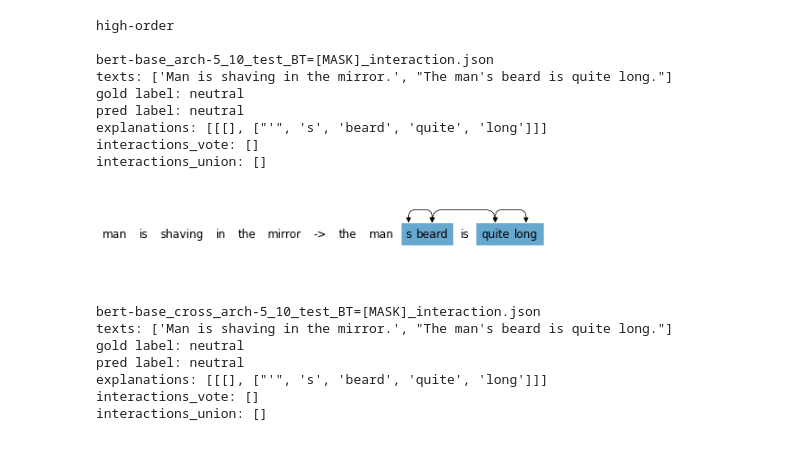
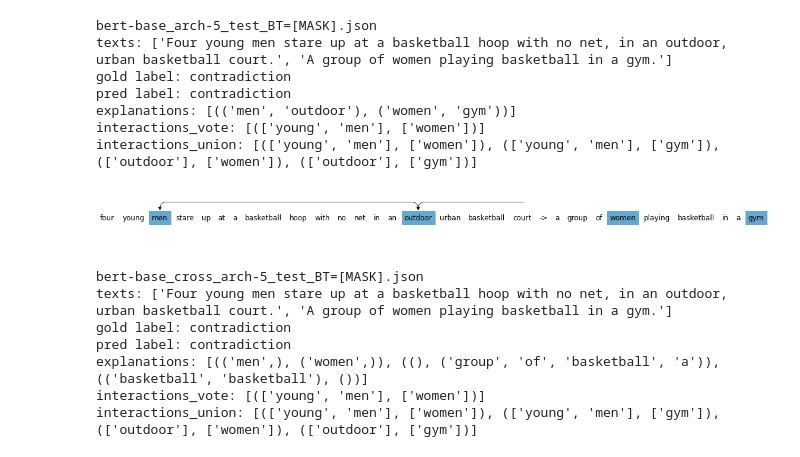
Before and after one commit to syncdoth/MAFIA-Explanation-NLI, a Jupyter notebook: notebooks/visualize_explanation.ipynb, the cells around one changed output. Cells and saved outputs as stored; diff of their text form; code cells hidden in the pictures.

```diff
--- a/notebooks/visualize_explanation.ipynb
+++ b/notebooks/visualize_explanation.ipynb
@@ -24,7 +15,7 @@ df = pd.read_csv('../data/e-SNLI/esnli_test_processed_1k.csv')
 # %%
 import matplotlib.pyplot as plt
 plt.style.use('seaborn-deep')
-def analyze_explanation(df, explanation, idx, topk=1, texts=None, gold_label=None):
+def analyze_explanation(df, explanation, idx, topk=1, texts=None, gold_label=None, no_main=True):
 
 
     if texts is None:
@@ -33,18 +24,24 @@ def analyze_explanation(df, explanation, idx, topk=1, texts=None, gold_label=Non
     cleaned_hypothesis = [w.lower() for w in get_clean_token_list(texts[1])]
 
     tokens = cleaned_premise + ['->'] + cleaned_hypothesis
+
+    exp = [eval(k) for k,v in sorted(explanation[idx]['pred_rationales'].items(), key=lambda x: x[1], reverse=True)]
+
     if gold_label is None:
         gold_label = df.iloc[idx]['gold_label']
     print("texts:", texts)
     print("gold label:", gold_label)
     print("pred label:", explanation[idx]['pred_label'])
-    print("explanations:", explanation[idx]['pred_rationales'])
+    print("explanations:", exp)
     print("interactions_vote:", df.iloc[idx]['interactions_vote'])
     print("interactions_union:", df.iloc[idx]['interactions_union'])
 
     explanation_idx = {}
 
-    for i, interaction in enumerate(explanation[idx]['pred_rationales'][:topk]):
+    for i, interaction in enumerate(exp):
+        if len(interaction[0]) + len(interaction[1]) == 4:
+            if not (len(interaction[0]) == 2 and len(interaction[1]) == 2):
+                continue
         indices = []
         tok_idx = -1
         for pre_token in interaction[0]:
@@ -60,10 +57,13 @@ def analyze_explanation(df, explanation, idx, topk=1, texts=None, gold_label=Non
             indices.append(tok_idx + len(cleaned_premise) + 1)
         if indices:
             explanation_idx[tuple(indices)] = len(explanation[idx]['pred_rationales']) - i
+        if topk is not None and i + 1 >= topk:
+            break
 
     for i in range(len(tokens)):
-        explanation_idx[(i,)] = 0
+        if no_main or (i,) not in explanation_idx:
+            explanation_idx[(i,)] = 0
 
-    fig = viz_text(explanation_idx, tokens, title='asdf')
+    fig = viz_text(explanation_idx, tokens)
     display(fig)
     plt.close()
@@ -95,61 +182,60 @@ viz_text(explanation, tokens)
 
 # my success
 # idx = 283  # entail  (good example)
 # idx = 137  # contra  (not rlly success, just difference)
 # idx = 109  # contra  (kinda?)
 # idx = 179  # entail  (kinda?)  (but the model was wrong)
 # idx = 757  # contra  (the model was wrong, but the rationale make the most sense)
 # idx = 768  # neutral (less noisy)
 # my fail
 # idx = 134 # entail
 # idx = 45  # entail
 
-idx = 771
-idx = 253
-idx = 96
-idx = 483
-idx = 139
-idx = 72
+# lime vs mask
+idx = 894
+idx = 779
+idx = 986
+# try later: with different label
+# idx = 129  # pred:neutral gold:entail
+
 # pairwise
 # print('pairwise')
 # exp_files = ['bert-base_arch_pair-5_10_test_BT=[MASK]_interaction.json',
 #              'bert-base_cross_arch_pair-5_10_test_BT=[MASK]_interaction.json',
 #              'bert-base_naive_occlusion_10_test_BT=[MASK]_interaction.json',
 #              'bert-base_IH_10_test_BT=[MASK]_interaction.json',
 #              'bert-base_mask_explain-2-p0.5-n10000-inv0_10_test_BT=attention+[MASK]_interaction.json',
 #              ]
 
 
-print('high-order')
-exp_files = ['bert-base_arch-5_10_test_BT=[MASK]_interaction.json',
-             'bert-base_cross_arch-5_10_test_BT=[MASK]_interaction.json',
-             'bert-base_cross_arch-5_10_test_BT=[MASK]_interaction_X.json',
-             'bert-base_mask_explain-3-p0.5-n10000-inv0_10_test_BT=attention+[MASK]_interaction.json',
-             'bert-base_mask_explain-2,3-p0.5-n10000-inv0_10_test_BT=attention+[MASK]_interaction.json',
-            #  'bert-base_mask_explain-4-p0.5-n10000-inv0_10_test_BT=attention+[MASK]_interaction.json',
+exp_files = ['bert-base_arch-5_test_BT=[MASK].json',
+             'bert-base_cross_arch-5_test_BT=[MASK].json',
+             'bert-base_cross_arch-5_test_BT=[MASK]_X.json',
+             'bert-base_lime-5000_test_BT=[MASK].json',
+             'bert-base_mask_explain-2-p0.5-n5000-inv0_test_BT=attention+[MASK].json',
+             'bert-base_mask_explain-3-p0.5-n5000-inv0_test_BT=attention+[MASK].json',
+             'bert-base_mask_explain-4-p0.5-n5000-inv0-buildup0.3_test_BT=attention+[MASK].json',
              ]
 for exp_file in exp_files:
     print()
     print(exp_file)
     with open(f'../explanations/{exp_file}', 'r') as f:
         explanations = json.load(f)
 
-    analyze_explanation(df, explanations, idx, topk=3)
+    analyze_explanation(df, explanations, idx, topk=None if 'lime' in exp_file else 1, no_main='lime' not in exp_file)
 # %% [output]
-high-order
-
-bert-base_arch-5_10_test_BT=[MASK]_interaction.json
-texts: ['Man is shaving in the mirror.', "The man's beard is quite long."]
-gold label: neutral
-pred label: neutral
-explanations: [[[], ["'", 's', 'beard', 'quite', 'long']]]
-interactions_vote: []
-interactions_union: []
+bert-base_arch-5_test_BT=[MASK].json
+texts: ['Four young men stare up at a basketball hoop with no net, in an outdoor, urban basketball court.', 'A group of women playing basketball in a gym.']
+gold label: contradiction
+pred label: contradiction
+explanations: [(('men', 'outdoor'), ('women', 'gym'))]
+interactions_vote: [(['young', 'men'], ['women'])]
+interactions_union: [(['young', 'men'], ['women']), (['young', 'men'], ['gym']), (['outdoor'], ['women']), (['outdoor'], ['gym'])]
-[figure, old version]
+[figure, new version]
-bert-base_cross_arch-5_10_test_BT=[MASK]_interaction.json
-texts: ['Man is shaving in the mirror.', "The man's beard is quite long."]
-gold label: neutral
-pred label: neutral
-explanations: [[[], ["'", 's', 'beard', 'quite', 'long']]]
-interactions_vote: []
-interactions_union: []
+bert-base_cross_arch-5_test_BT=[MASK].json
+texts: ['Four young men stare up at a basketball hoop with no net, in an outdoor, urban basketball court.', 'A group of women playing basketball in a gym.']
+gold label: contradiction
+pred label: contradiction
+explanations: [(('men',), ('women',)), ((), ('group', 'of', 'basketball', 'a')), (('basketball', 'basketball'), ())]
+interactions_vote: [(['young', 'men'], ['women'])]
+interactions_union: [(['young', 'men'], ['women']), (['young', 'men'], ['gym']), (['outdoor'], ['women']), (['outdoor'], ['gym'])]
```
Also changed, not shown: parts of 11 cells of this notebook.
